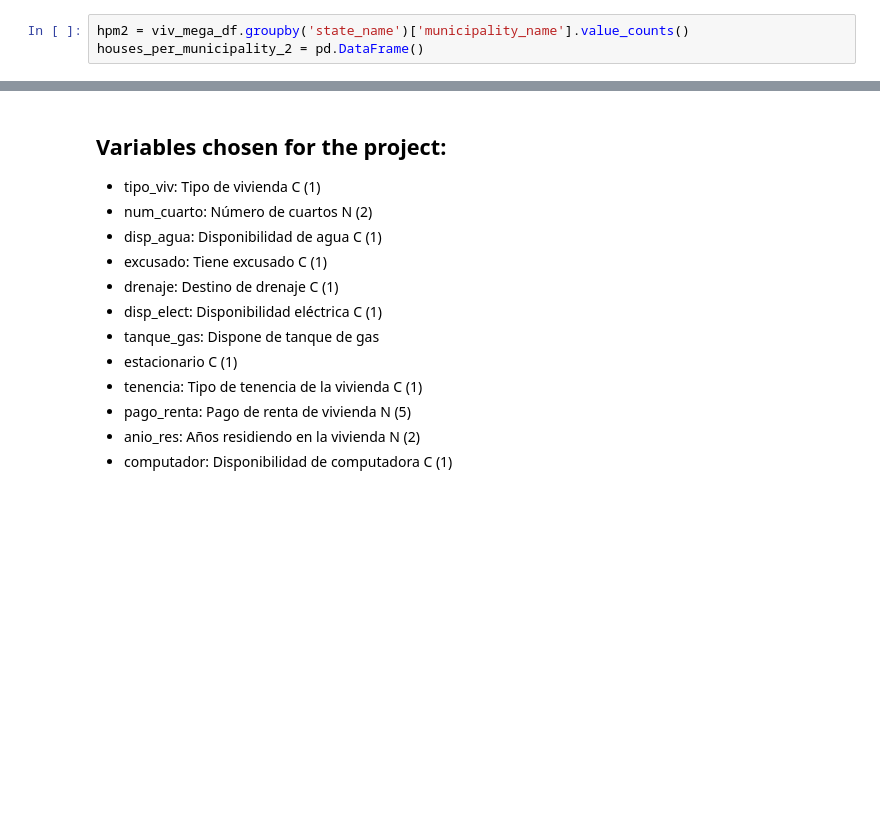
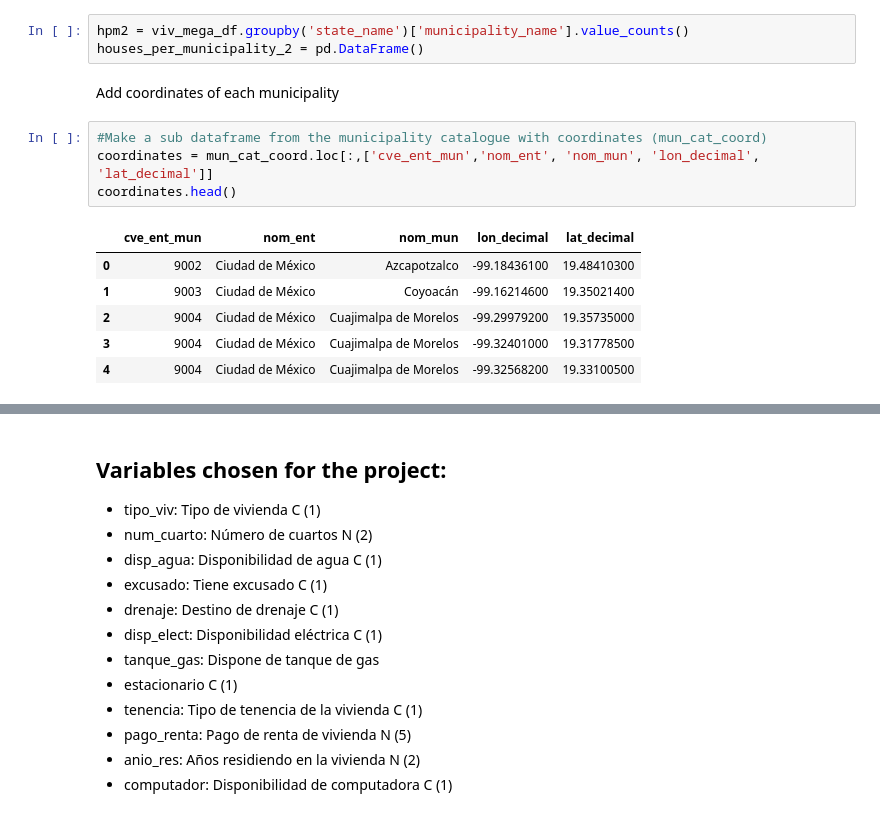
Before and after one commit to bkachava/d5survey, a Jupyter notebook: Notebooks/data_mega_ENH_BD.ipynb, the cells around one changed output, grey strips where cells are left out. Saved outputs shown, nothing was run; the diff lists cells and outputs as text; blank space fills up the shorter version.

```diff
--- a/Notebooks/data_mega_ENH_BD.ipynb
+++ b/Notebooks/data_mega_ENH_BD.ipynb
@@ -459,3 +427,16 @@ houses_per_municipality2.iloc[:,1:2]
 # %%
 hpm2 = viv_mega_df.groupby('state_name')['municipality_name'].value_counts()
 houses_per_municipality_2 = pd.DataFrame()
+# %% [markdown]
+Add coordinates of each municipality
+# %%
+#Make a sub dataframe from the municipality catalogue with coordinates (mun_cat_coord)
+coordinates = mun_cat_coord.loc[:,['cve_ent_mun','nom_ent', 'nom_mun', 'lon_decimal', 'lat_decimal']]
+coordinates.head()
+# %% [output]
+|  | cve_ent_mun | nom_ent | nom_mun | lon_decimal | lat_decimal |
+| 0 | 9002 | Ciudad de México | Azcapotzalco | -99.18436100 | 19.48410300 |
+| 1 | 9003 | Ciudad de México | Coyoacán | -99.16214600 | 19.35021400 |
+| 2 | 9004 | Ciudad de México | Cuajimalpa de Morelos | -99.29979200 | 19.35735000 |
+| 3 | 9004 | Ciudad de México | Cuajimalpa de Morelos | -99.32401000 | 19.31778500 |
+| 4 | 9004 | Ciudad de México | Cuajimalpa de Morelos | -99.32568200 | 19.33100500 |
```
Also changed, not shown: parts of 42 cells of this notebook.
